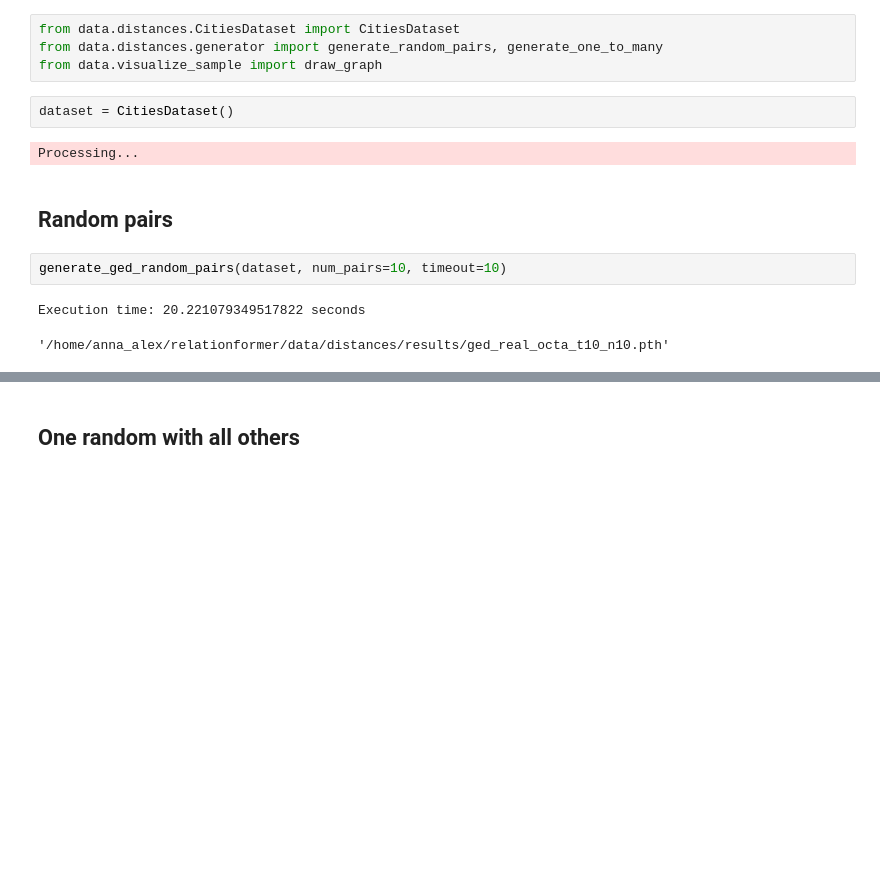
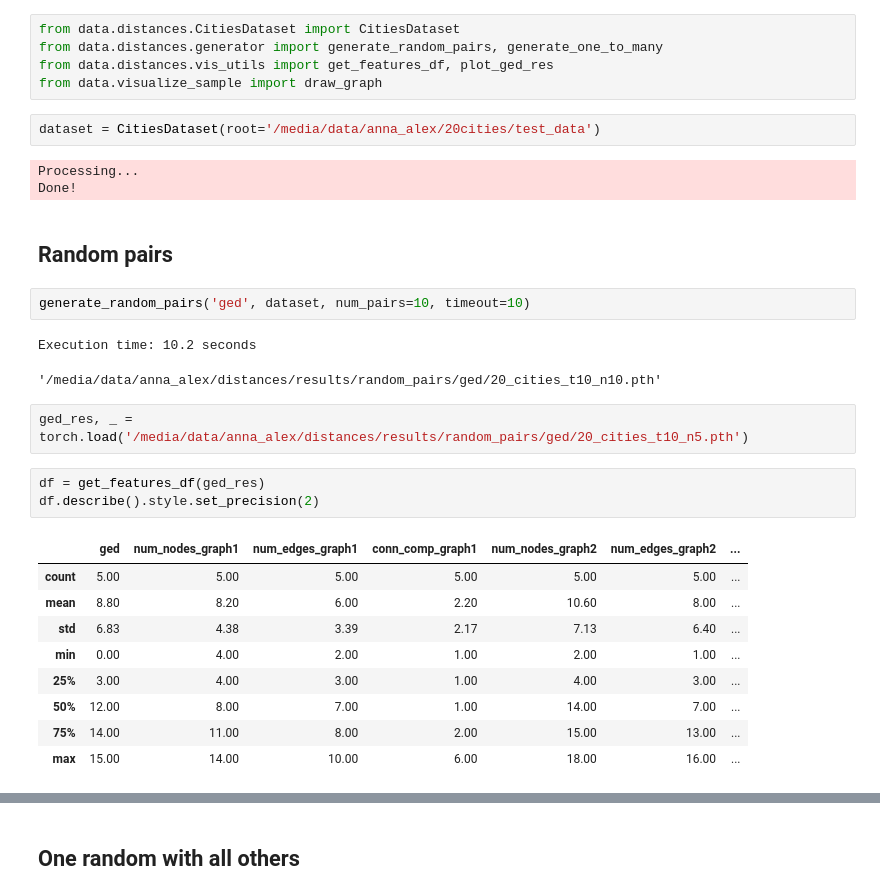
Before and after one commit to ankke/thesis, a Jupyter notebook: GED - data generation- 20 cities.ipynb, the cells around one changed output, grey strips where cells are left out. Cells and saved outputs as stored; diff of their text form; blank space fills up the shorter version.

```diff
--- a/GED - data generation- 20 cities.ipynb
+++ b/GED - data generation- 20 cities.ipynb
@@ -3,15 +4,32 @@ import matplotlib.pyplot as plt
 # %%
 from data.distances.CitiesDataset import CitiesDataset
 from data.distances.generator import generate_random_pairs, generate_one_to_many
+from data.distances.vis_utils import get_features_df, plot_ged_res
 from data.visualize_sample import draw_graph
 # %%
-dataset = CitiesDataset()
+dataset = CitiesDataset(root='/media/data/anna_alex/20cities/test_data')
 # %% [output]
 Processing...
+Done!
 # %% [markdown]
 ## Random pairs
 # %%
-generate_ged_random_pairs(dataset, num_pairs=10, timeout=10)
+generate_random_pairs('ged', dataset, num_pairs=10, timeout=10)
 # %% [output]
-Execution time: 20.221079349517822 seconds
+Execution time: 10.2 seconds
-'/home/anna_alex/relationformer/data/distances/results/ged_real_octa_t10_n10.pth'
+'/media/data/anna_alex/distances/results/random_pairs/ged/20_cities_t10_n10.pth'
+# %%
+ged_res, _ = torch.load('/media/data/anna_alex/distances/results/random_pairs/ged/20_cities_t10_n5.pth')
+# %%
+df = get_features_df(ged_res)
+df.describe().style.set_precision(2)
+# %% [output]
+|  | ged | num_nodes_graph1 | num_edges_graph1 | conn_comp_graph1 | num_nodes_graph2 | num_edges_graph2 | ... |
+| count | 5.00 | 5.00 | 5.00 | 5.00 | 5.00 | 5.00 | ... |
+| mean | 8.80 | 8.20 | 6.00 | 2.20 | 10.60 | 8.00 | ... |
+| std | 6.83 | 4.38 | 3.39 | 2.17 | 7.13 | 6.40 | ... |
+| min | 0.00 | 4.00 | 2.00 | 1.00 | 2.00 | 1.00 | ... |
+| 25% | 3.00 | 4.00 | 3.00 | 1.00 | 4.00 | 3.00 | ... |
+| 50% | 12.00 | 8.00 | 7.00 | 1.00 | 14.00 | 7.00 | ... |
+| 75% | 14.00 | 11.00 | 8.00 | 2.00 | 15.00 | 13.00 | ... |
+| max | 15.00 | 14.00 | 10.00 | 6.00 | 18.00 | 16.00 | ... |
```
Also changed, not shown: parts of 4 cells of this notebook, 8 other files.
